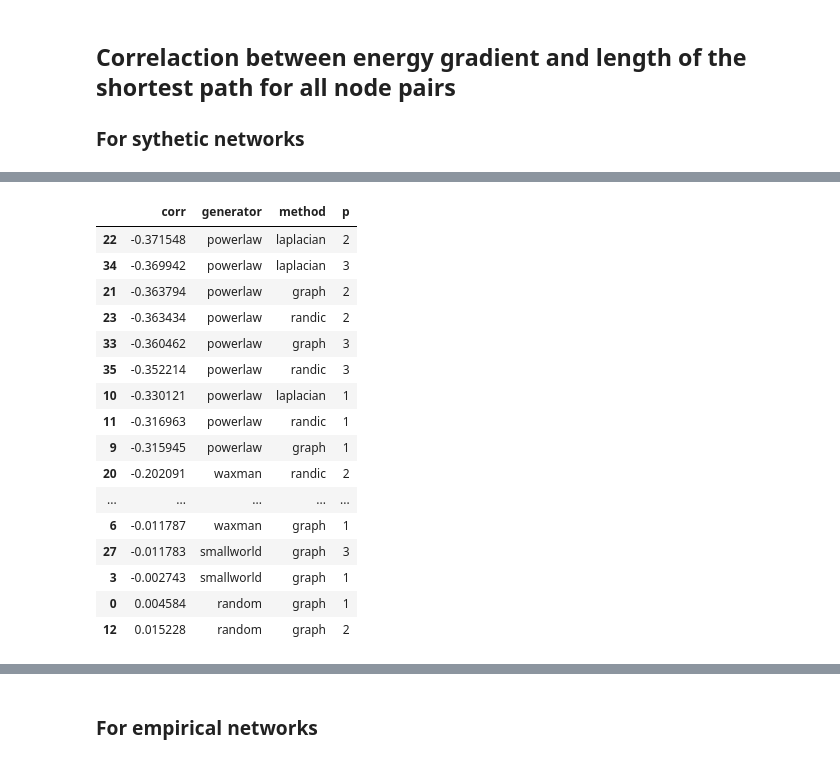
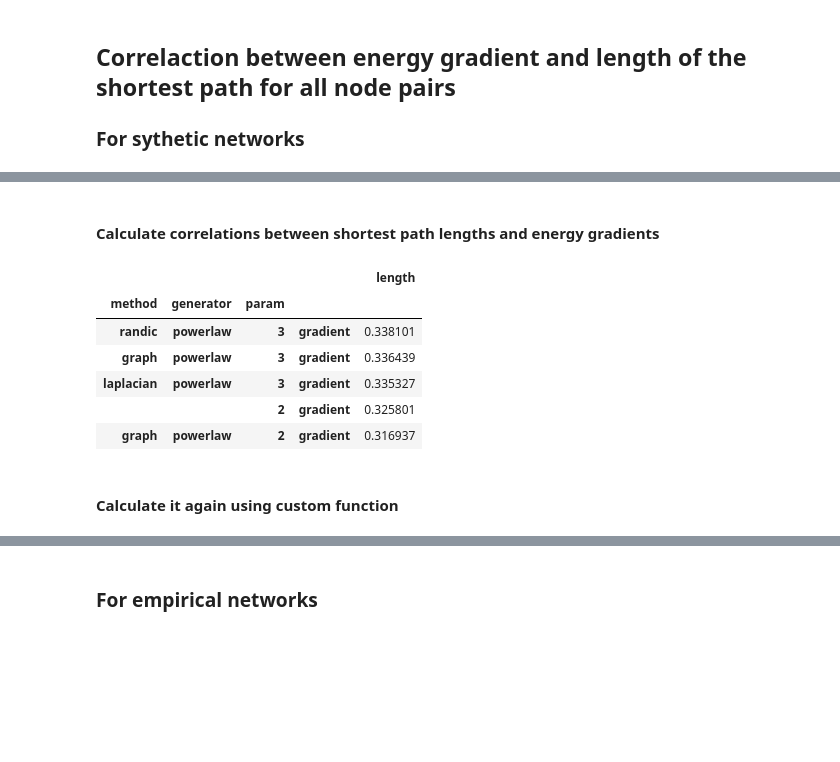
Before and after one commit to megaduks/entropy-complex-networks, a Jupyter notebook: networkentropy/experiments/Energy gradient correlations.ipynb, the cells around one changed output, grey strips where cells are left out. Drawn from its saved outputs; the diff is of its cells as text; code cells hidden in the pictures; blank space fills up the shorter version.

```diff
--- a/networkentropy/experiments/Energy gradient correlations.ipynb
+++ b/networkentropy/experiments/Energy gradient correlations.ipynb
@@ -18,0 +23,9 @@ from networkentropy import network_energy as ne, network_energy_gradient as neg,
+# %%
+GENERATORS = ['random', 'smallworld', 'waxman', 'powerlaw']
+RANDOM, SMALLWORLD, WAXMAN, POWERLAW = GENERATORS
+
+METHODS = ['randic', 'laplacian', 'graph']
+RANDIC, LAPLACIAN, GRAPH = METHODS
+
+PARAMETER_MAX = 4
+PARAMETERS = list(range(1, PARAMETER_MAX)) #parameters for synthetic networks models
@@ -58 +106,23 @@ df = pd.DataFrame({'p': p, 'generator': generator, 'method': method, 'source': s
+# %% [markdown]
+#### Calculate correlations between shortest path lengths and energy gradients
+# %%
+corr_df = paths_gradients_df\
+                .query('target > source')\
+                .assign(abs_gradient=np.abs(paths_gradients_df.gradient))\
+                .loc[:, ['method', 'generator', 'param', 'length', 'gradient']]\
+                .groupby(['method', 'generator', 'param'])\
+                .corr(method='pearson')
+
+idx = pd.IndexSlice
+corr_df.loc[idx[:, :, :, 'gradient'], 'length'].to_frame().sort_values('length', ascending=False).head()
+# %% [output]
+|  |  |  |  | length |
+| method | generator | param |  |  |
+| randic | powerlaw | 3 | gradient | 0.338101 |
+| graph | powerlaw | 3 | gradient | 0.336439 |
+| laplacian | powerlaw | 3 | gradient | 0.335327 |
+|  |  | 2 | gradient | 0.325801 |
+| graph | powerlaw | 2 | gradient | 0.316937 |
+# %% [markdown]
+#### Calculate it again using custom function
 # %%
@@ -72,20 +140,0 @@ corr_df = pd.DataFrame({'p': p, 'generator': generator, 'method': method, 'corr'
-# %%
-corr_df.sort_values('corr')
-# %% [output]
-|  | corr | generator | method | p |
-| 22 | -0.371548 | powerlaw | laplacian | 2 |
-| 34 | -0.369942 | powerlaw | laplacian | 3 |
-| 21 | -0.363794 | powerlaw | graph | 2 |
-| 23 | -0.363434 | powerlaw | randic | 2 |
-| 33 | -0.360462 | powerlaw | graph | 3 |
-| 35 | -0.352214 | powerlaw | randic | 3 |
-| 10 | -0.330121 | powerlaw | laplacian | 1 |
-| 11 | -0.316963 | powerlaw | randic | 1 |
-| 9 | -0.315945 | powerlaw | graph | 1 |
-| 20 | -0.202091 | waxman | randic | 2 |
-| ... | ... | ... | ... | ... |
-| 6 | -0.011787 | waxman | graph | 1 |
-| 27 | -0.011783 | smallworld | graph | 3 |
-| 3 | -0.002743 | smallworld | graph | 1 |
-| 0 | 0.004584 | random | graph | 1 |
-| 12 | 0.015228 | random | graph | 2 |
```
Also changed, not shown: parts of 14 cells of this notebook.
